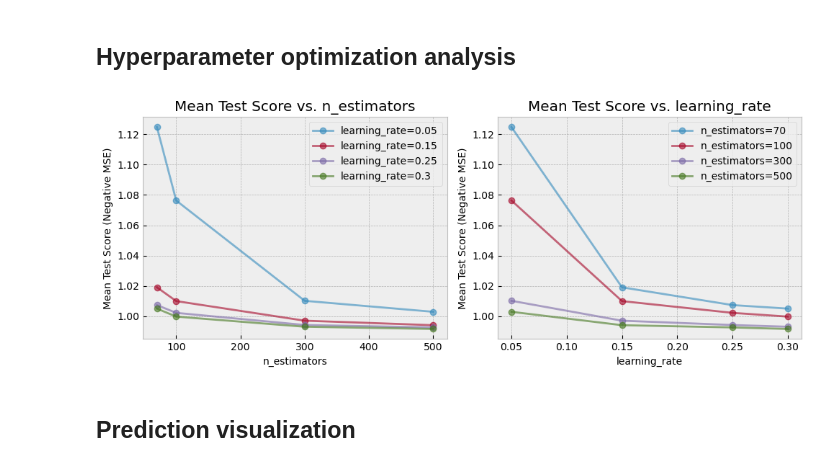
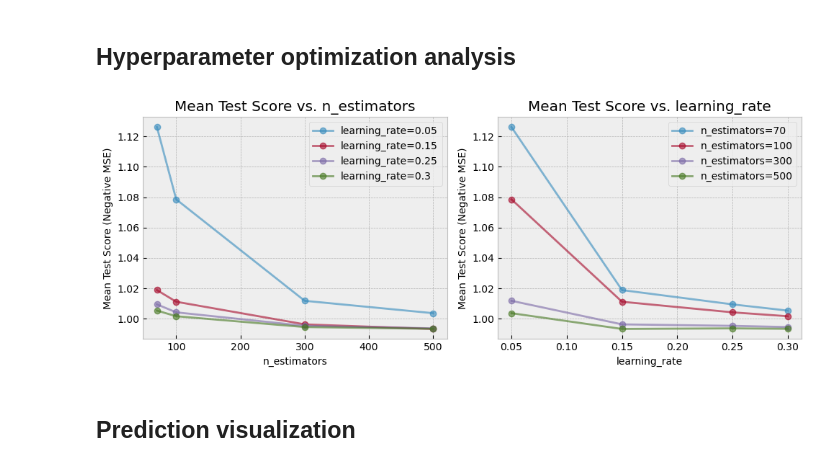
Before and after one commit to nicolamassari/bike_counters_team, a Jupyter notebook: Models/XGBoost_GridSearch.ipynb, the cells around one changed output. Drawn from its saved outputs; the diff is of its cells as text; code cells hidden in the pictures.

```diff
--- a/Models/XGBoost_GridSearch.ipynb
+++ b/Models/XGBoost_GridSearch.ipynb
@@ -250,8 +91,6 @@ def full_encode(X):
 # %%
 def get_pipeline():
     data_merger = FunctionTransformer(_merge_external_data, validate=False)
-    covid_encoder = FunctionTransformer(_encode_covid, validate=False)
-    gas_encoder = FunctionTransformer(_gas_price_encoder, validate=False)
     date_encoder = FunctionTransformer(_encode_dates, validate=False)
 
     cat_encoder = OneHotEncoder(handle_unknown="ignore")
@@ -261,7 +100,7 @@ def get_pipeline():
 
     preprocessor = ColumnTransformer(
         [
-            #         ('scaler', scaler, scaling_columns),  # Scaling is making it worse
+            # ('scaler', scaler, scaling_columns),  # Scaling is making it worse
             ("cat", cat_encoder, categorical_cols),
         ]
     )
@@ -269,8 +108,6 @@ def get_pipeline():
     pipe = Pipeline(
         [
             ("merge external", data_merger),
-            ("gas prices encoder", gas_encoder),
-            ("covid encoder", covid_encoder),
             ("date encoder", date_encoder),
             ("preprocessor", preprocessor),
             ("regressor", regressor),
@@ -344,9 +168,7 @@ regressor__subsample
 # %%
 param_grid = {  # For GridSearchCV
     "regressor__learning_rate": [0.05, 0.15, 0.25, 0.3],
-    "regressor__max_depth": [6],
     "regressor__n_estimators": [70, 100, 300, 500],
-    "regressor__subsample": [0.9],
 }
 
 tscv = TimeSeriesSplit(n_splits=3)
@@ -402,7 +224,7 @@ Test set, RMSE=0.69
 ## Hyperparameter optimization analysis
 # %%
 param1 = list(param_grid.keys())[0]
-param2 = list(param_grid.keys())[2]
+param2 = list(param_grid.keys())[1]
 p1_name = param1.split("__")[1]
 p2_name = param2.split("__")[1]
 
@@ -429,34 +251,34 @@ for i, lr in enumerate(p1_values):
         label=f"{p1_name}={lr}",
         marker="o",
         alpha=0.6,
     )
 
 ax[0].set_title(f"Mean Test Score vs. {p2_name}")
 ax[0].set_xlabel(f"{p2_name}")
 ax[0].set_ylabel("Mean Test Score (Negative MSE)")
 ax[0].legend(prop={"size": 10})
 ax[0].grid(True)
 
 # Plot a line for each n_estimators value
 for i, n_est in enumerate(p2_values):
     ax[1].plot(
         p1_values,
         mean_test_scores_estimators[i, :],
         label=f"{p2_name}={n_est}",
         marker="o",
         alpha=0.6,
     )
 
 ax[1].set_title(f"Mean Test Score vs. {p1_name}")
 ax[1].set_xlabel(f"{p1_name}")
 ax[1].set_ylabel("Mean Test Score (Negative MSE)")
 ax[1].legend(prop={"size": 10})
 ax[1].grid(True)
 
 plt.tight_layout()
 plt.show()
 # %% [output]
-[figure, old version]
+[figure, new version]
 # %% [markdown]
 ## Prediction visualization
 # %%
```
Also changed, not shown: parts of 9 cells of this notebook, 4 other files.
